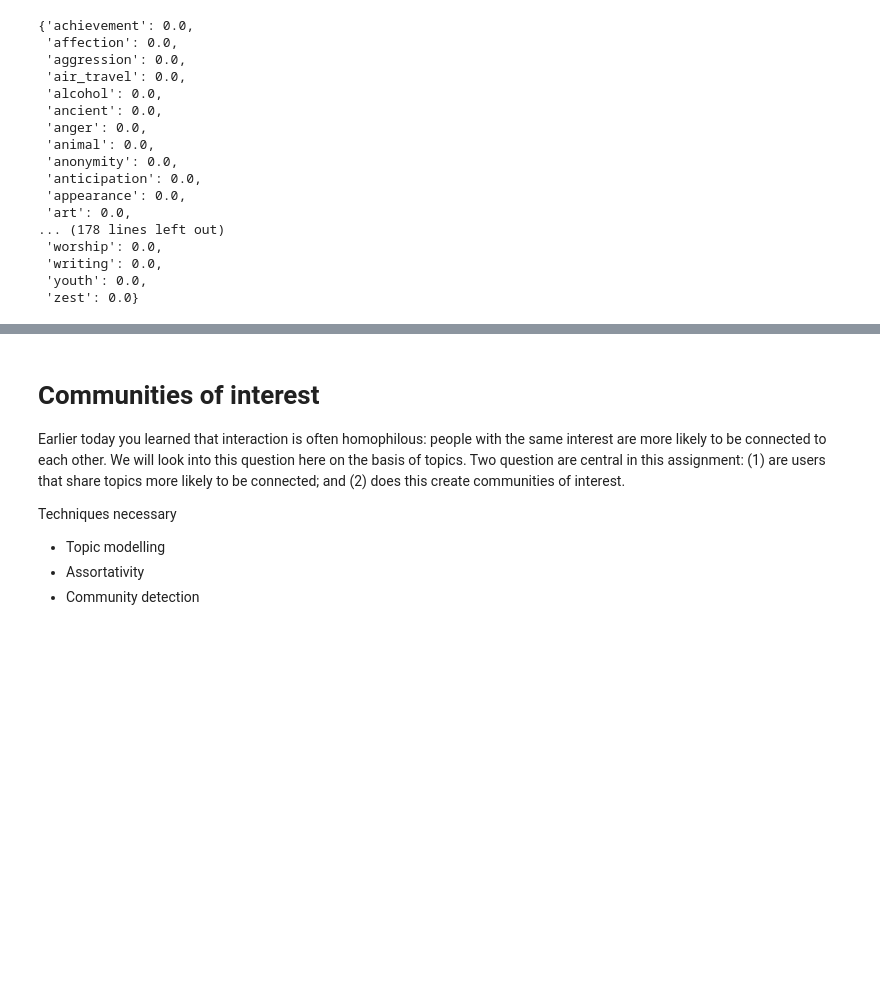
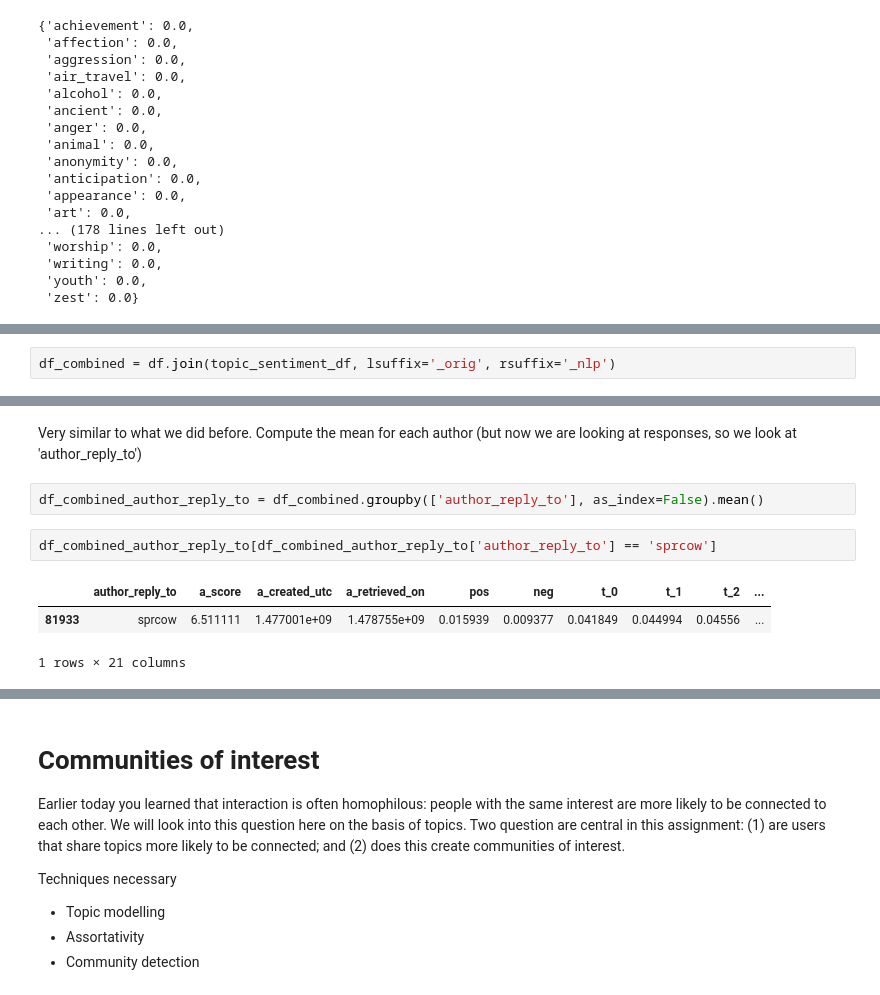
Before and after one commit to vtraag/4TU-CSS, a Jupyter notebook: presentations/css/notebook/Assignment.ipynb, the cells around one changed output, grey strips where cells are left out. Drawn from its saved outputs; the diff is of its cells as text; blank space fills up the shorter version.

Commit message:
added stuff for sentiment analysis - centrality assignemnt

```diff
--- a/presentations/css/notebook/Assignment.ipynb
+++ b/presentations/css/notebook/Assignment.ipynb
@@ -293,0 +299,2 @@ lexicon.analyze(tokenize(df.iloc[[340]]['comment'].values[0]), normalize=True)
+# %%
+df_combined = df.join(topic_sentiment_df, lsuffix='_orig', rsuffix='_nlp')
@@ -293,0 +321,10 @@ lexicon.analyze(tokenize(df.iloc[[340]]['comment'].values[0]), normalize=True)
+# %% [markdown]
+Very similar to what we did before. Compute the mean for each author (but now we are looking at responses, so we look at 'author_reply_to')
+# %%
+df_combined_author_reply_to = df_combined.groupby(['author_reply_to'], as_index=False).mean()
+# %%
+df_combined_author_reply_to[df_combined_author_reply_to['author_reply_to'] == 'sprcow']
+# %% [output]
+|  | author_reply_to | a_score | a_created_utc | a_retrieved_on | pos | neg | t_0 | t_1 | t_2 | ... |
+| 81933 | sprcow | 6.511111 | 1.477001e+09 | 1.478755e+09 | 0.015939 | 0.009377 | 0.041849 | 0.044994 | 0.04556 | ... |
+1 rows × 21 columns
```
Also changed, not shown: parts of 5 cells of this notebook.
